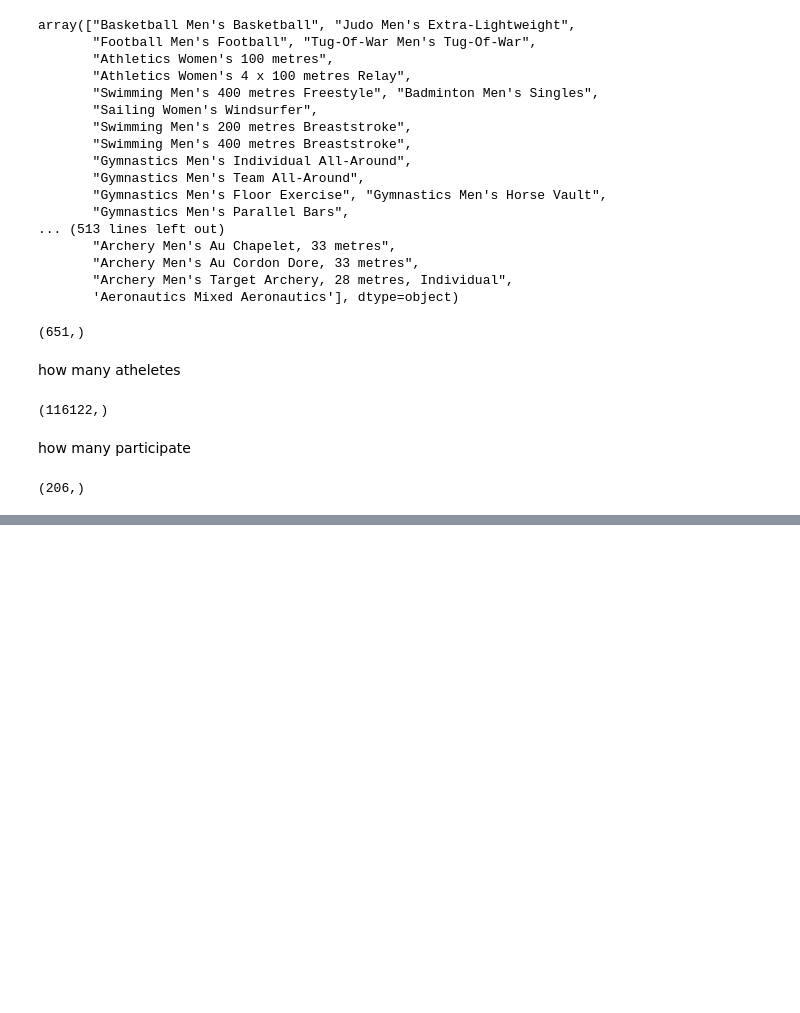
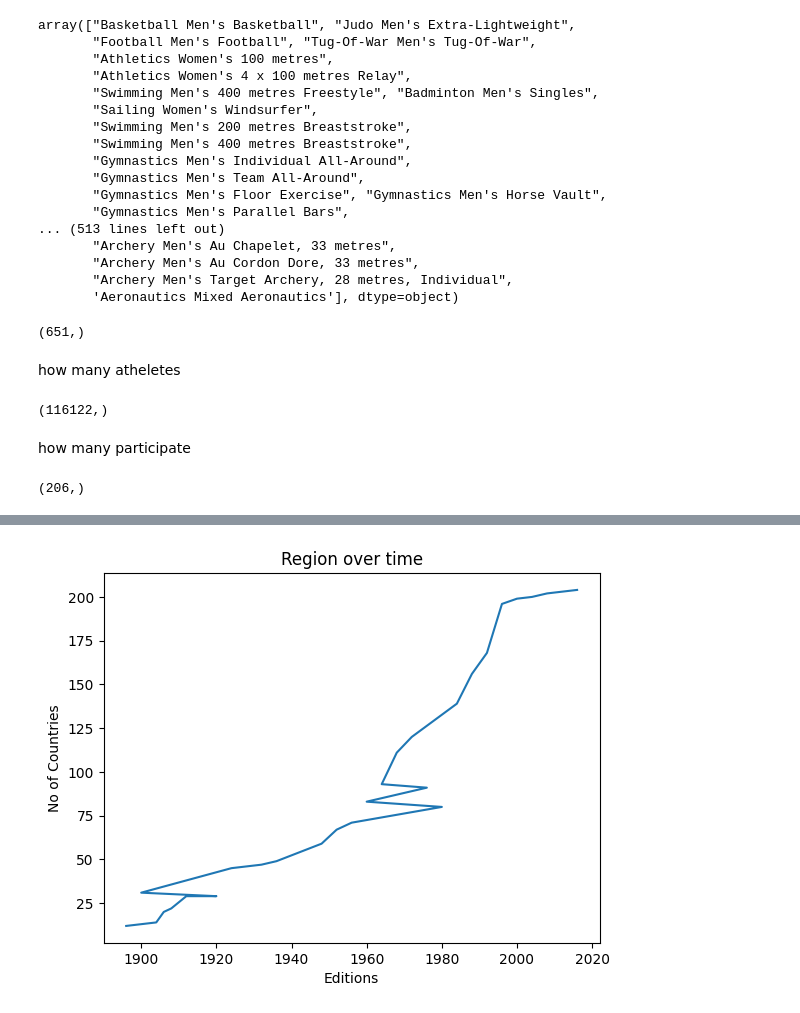
Before and after one commit to kushyukti/eda-olympic-analysis, a Jupyter notebook: olympics-analysis-code/Olympic-analysis.ipynb, the cells around one changed output, grey strips where cells are left out. Drawn from its saved outputs; the diff is of its cells as text; code cells hidden in the pictures; blank space fills up the shorter version.

```diff
--- a/olympics-analysis-code/Olympic-analysis.ipynb
+++ b/olympics-analysis-code/Olympic-analysis.ipynb
@@ -592,3 +592,7 @@ how many participate
 df['region'].unique().shape
 # %% [output]
 (206,)
+# %%
+nations_over_time = df.drop_duplicates(['Year','region'])['Year'].value_counts().reset_index()
+# sort_values('reion')
+# sort_values('index')
@@ -594,0 +601,2 @@ df['region'].unique().shape
+# %%
+nations_over_time.rename(columns={'Year':'Editions','count':'No of Countries'},inplace=True)
@@ -594,0 +631,8 @@ df['region'].unique().shape
+# %%
+plt.plot(nations_over_time['Editions'],nations_over_time['No of Countries'])
+plt.xlabel('Editions')
+plt.ylabel('No of Countries')
+plt.title('Region over time')
+plt.show()
+# %% [output]
+[figure, added]
```
Also changed, not shown: parts of 28 cells of this notebook, 3 other files.
